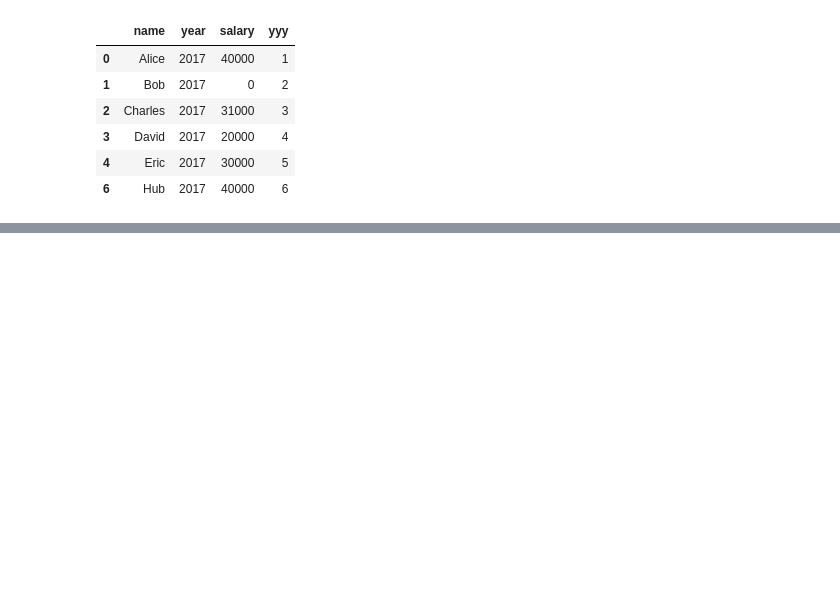
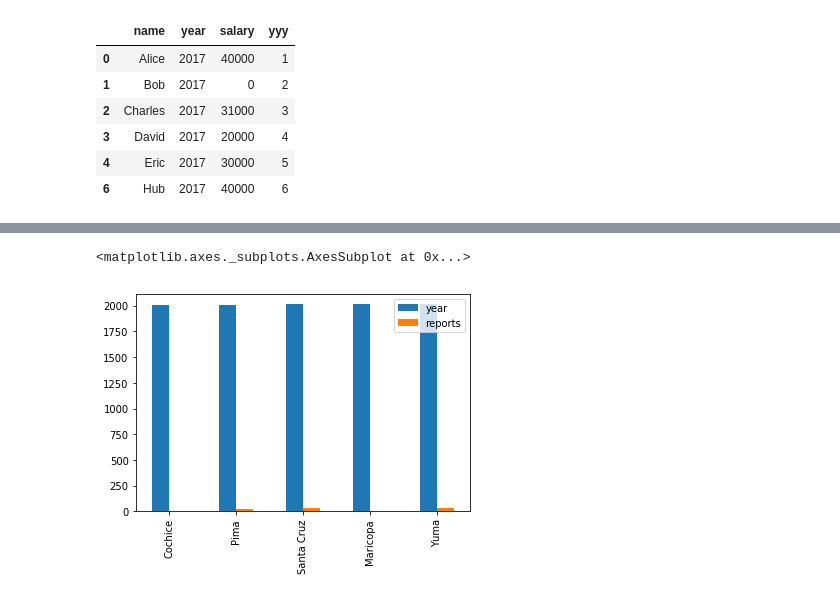
Before and after one commit to wmathor/MachineLearning-competition, a Jupyter notebook: BaseCode/Pandas_CheatSheet.ipynb, the cells around one changed output, grey strips where cells are left out. Cells and saved outputs as stored; diff of their text form; code cells hidden in the pictures; blank space fills up the shorter version.

```diff
--- a/BaseCode/Pandas_CheatSheet.ipynb
+++ b/BaseCode/Pandas_CheatSheet.ipynb
@@ -195,0 +229,5 @@ d.loc[:,'yyy'] = [1,2,3,4,5,6]
+# %%
+df3.plot.bar()
+# %% [output]
+<matplotlib.axes._subplots.AxesSubplot at 0x...>
+[figure, added]
```
Also changed, not shown: parts of 20 cells of this notebook, 1 other file.
